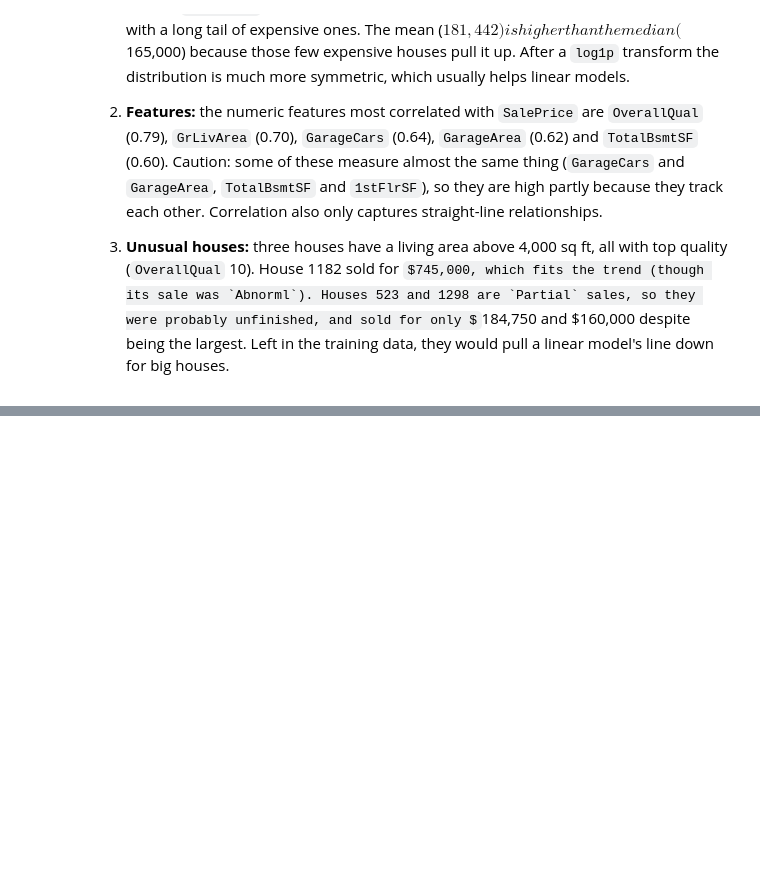
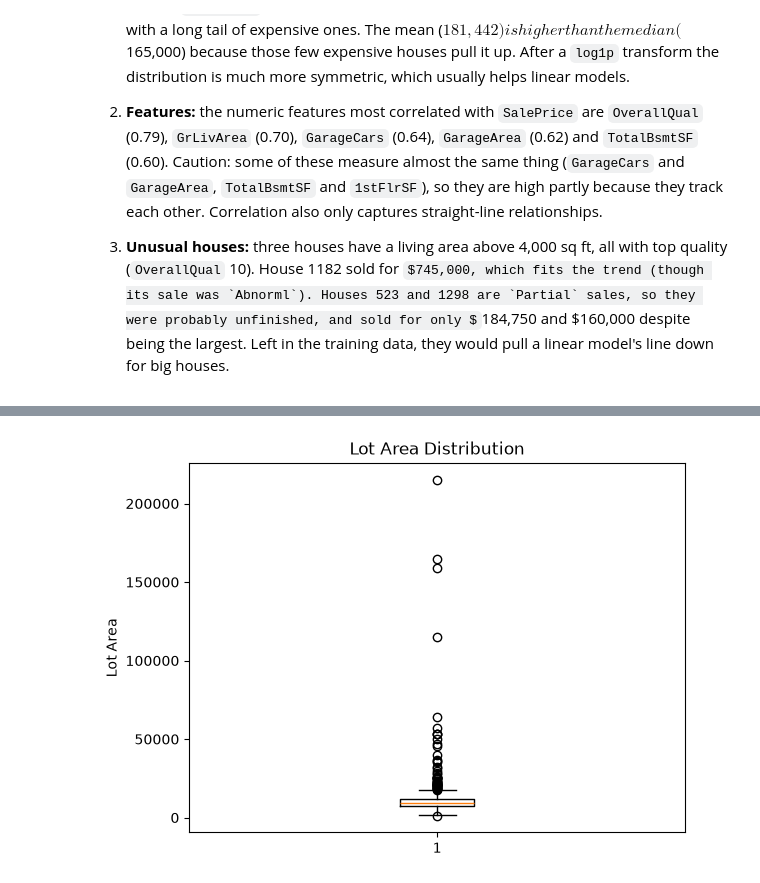
Before and after one commit to mokhivibes/house-price-prediction, a Jupyter notebook: 03_eda.ipynb, the cells around one changed output, grey strips where cells are left out. Saved outputs shown, nothing was run; the diff lists cells and outputs as text; code cells hidden in the pictures; some formulas as TeX source; blank space fills up the shorter version.

```diff
--- a/03_eda.ipynb
+++ b/03_eda.ipynb
@@ -78,0 +106,7 @@ train_df[train_df['GrLivArea']>4000][['GrLivArea','SalePrice', 'OverallQual', 'S
+# %%
+plt.boxplot(train_df['LotArea'])
+plt.ylabel("Lot Area")
+plt.title("Lot Area Distribution")
+plt.show()
+# %% [output]
+[figure, added]
```
Also changed, not shown: parts of 5 cells of this notebook.
